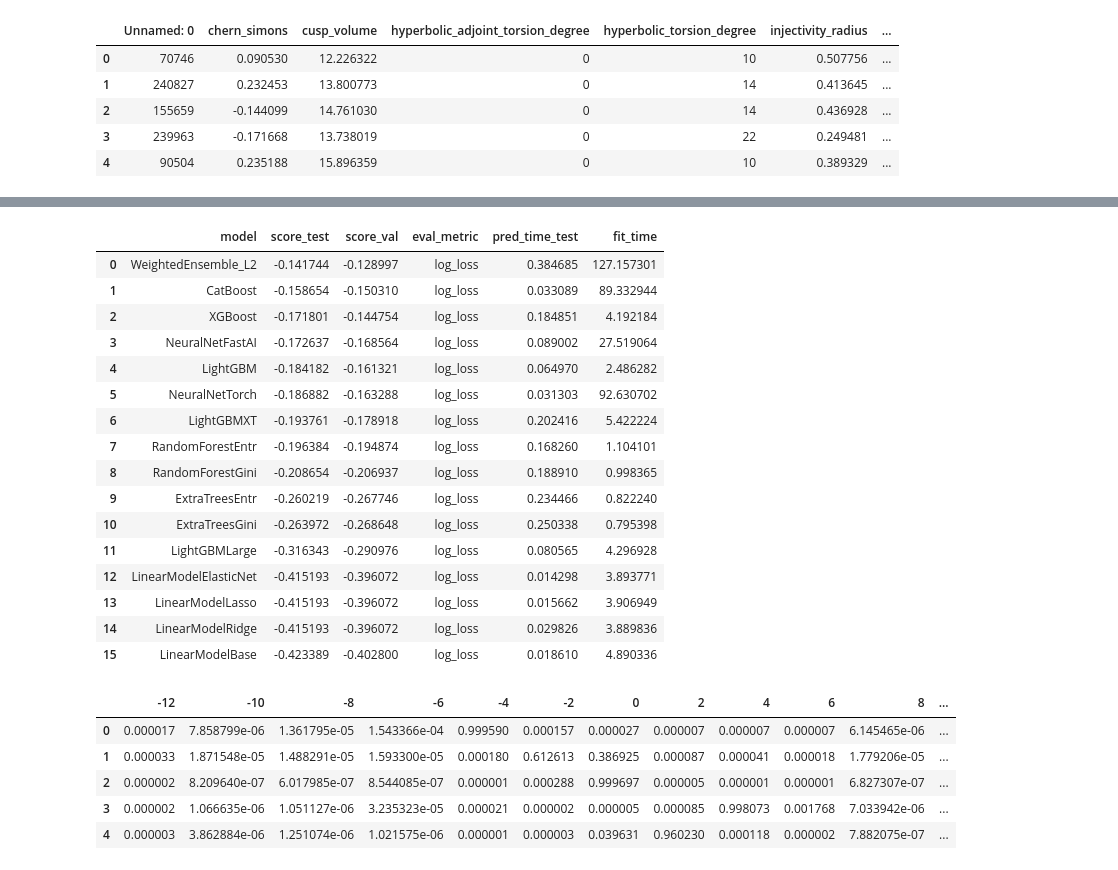
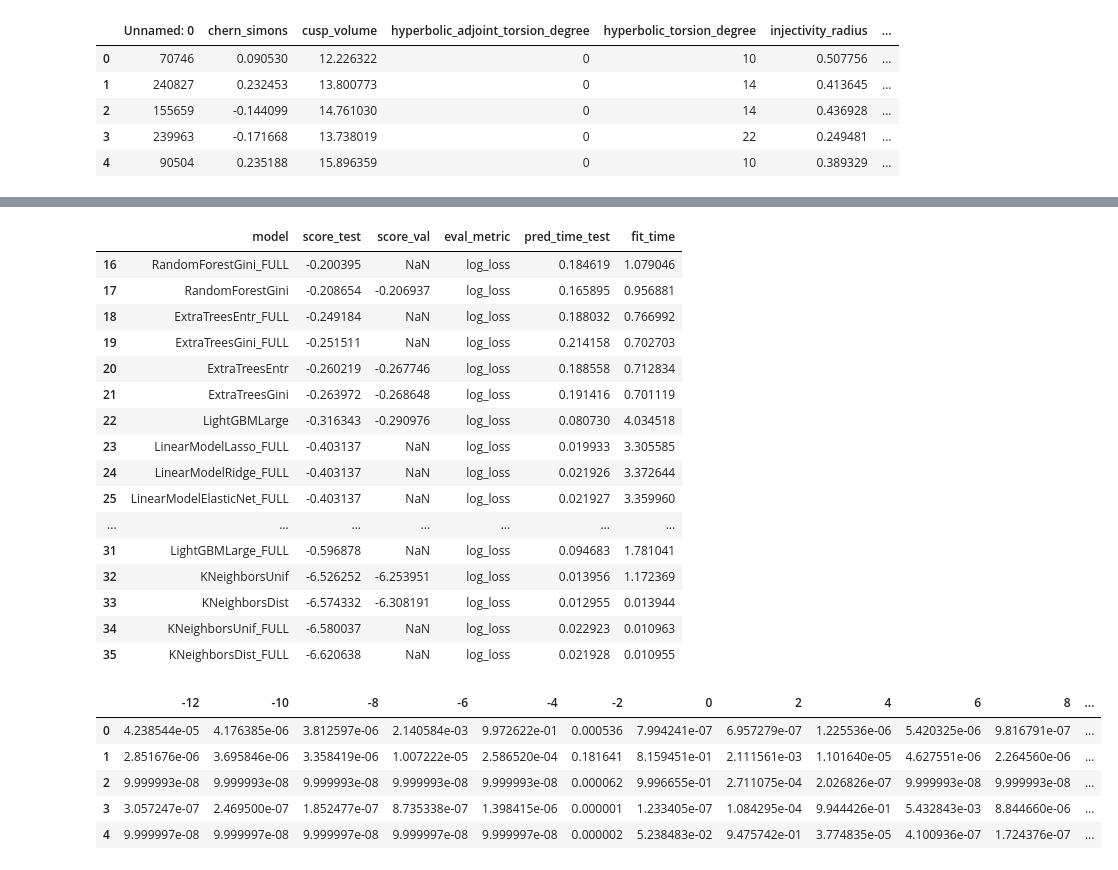
Before and after one commit to crossxwill/autogluon-tutorial, a Jupyter notebook: quickstart.ipynb, the cells around one changed output, grey strips where cells are left out. Cells and saved outputs as stored; diff of their text form; code cells hidden in the pictures.

Commit message:
refit model with full training data; use CatBoost as final model

```diff
--- a/quickstart.ipynb
+++ b/quickstart.ipynb
@@ -10,6 +10,7 @@ from sklearnex import patch_sklearn
 patch_sklearn()
 
 label = 'signature'
+time_limit = 3600 # seconds (1 hour)
 
 data_url = 'https://raw.githubusercontent.com/mli/ag-docs/main/knot_theory/'
 
@@ -42,8 +43,9 @@ custom_hyperparameters['LR'] = [
     ]
 
 custom_preset = {'auto_stack': False, 'dynamic_stacking': False,
-                'hyperparameters':custom_hyperparameters, 'refit_full': False,
-                'set_best_to_refit_full': False, 'save_bag_folds': False}
+                'hyperparameters':custom_hyperparameters, 'refit_full': True,
+                'set_best_to_refit_full': True, 'save_bag_folds': False,
+                'time_limit': time_limit}
 # %%
 # %%
 
@@ -51,5 +53,5 @@ np.random.seed(2024)
 
 predictor = TabularPredictor(label=label, problem_type='multiclass', eval_metric='log_loss', log_to_file=True)
 
-predictor.fit(train_data, presets=custom_preset, excluded_model_types=['KNN'])
+predictor.fit(train_data, presets=custom_preset)
 # %% [output]
@@ -103,33 +105,33 @@ df_leaders.head(40)[metrics]
 df_leaders.tail(20)[metrics]
 # %% [output]
 |  | model | score_test | score_val | eval_metric | pred_time_test | fit_time |
-| 0 | WeightedEnsemble_L2 | -0.141744 | -0.128997 | log_loss | 0.384685 | 127.157301 |
-| 1 | CatBoost | -0.158654 | -0.150310 | log_loss | 0.033089 | 89.332944 |
-| 2 | XGBoost | -0.171801 | -0.144754 | log_loss | 0.184851 | 4.192184 |
-| 3 | NeuralNetFastAI | -0.172637 | -0.168564 | log_loss | 0.089002 | 27.519064 |
-| 4 | LightGBM | -0.184182 | -0.161321 | log_loss | 0.064970 | 2.486282 |
-| 5 | NeuralNetTorch | -0.186882 | -0.163288 | log_loss | 0.031303 | 92.630702 |
-| 6 | LightGBMXT | -0.193761 | -0.178918 | log_loss | 0.202416 | 5.422224 |
-| 7 | RandomForestEntr | -0.196384 | -0.194874 | log_loss | 0.168260 | 1.104101 |
-| 8 | RandomForestGini | -0.208654 | -0.206937 | log_loss | 0.188910 | 0.998365 |
-| 9 | ExtraTreesEntr | -0.260219 | -0.267746 | log_loss | 0.234466 | 0.822240 |
-| 10 | ExtraTreesGini | -0.263972 | -0.268648 | log_loss | 0.250338 | 0.795398 |
-| 11 | LightGBMLarge | -0.316343 | -0.290976 | log_loss | 0.080565 | 4.296928 |
-| 12 | LinearModelElasticNet | -0.415193 | -0.396072 | log_loss | 0.014298 | 3.893771 |
-| 13 | LinearModelLasso | -0.415193 | -0.396072 | log_loss | 0.015662 | 3.906949 |
-| 14 | LinearModelRidge | -0.415193 | -0.396072 | log_loss | 0.029826 | 3.889836 |
-| 15 | LinearModelBase | -0.423389 | -0.402800 | log_loss | 0.018610 | 4.890336 |
+| 16 | RandomForestGini_FULL | -0.200395 | NaN | log_loss | 0.184619 | 1.079046 |
+| 17 | RandomForestGini | -0.208654 | -0.206937 | log_loss | 0.165895 | 0.956881 |
+| 18 | ExtraTreesEntr_FULL | -0.249184 | NaN | log_loss | 0.188032 | 0.766992 |
+| 19 | ExtraTreesGini_FULL | -0.251511 | NaN | log_loss | 0.214158 | 0.702703 |
+| 20 | ExtraTreesEntr | -0.260219 | -0.267746 | log_loss | 0.188558 | 0.712834 |
+| 21 | ExtraTreesGini | -0.263972 | -0.268648 | log_loss | 0.191416 | 0.701119 |
+| 22 | LightGBMLarge | -0.316343 | -0.290976 | log_loss | 0.080730 | 4.034518 |
+| 23 | LinearModelLasso_FULL | -0.403137 | NaN | log_loss | 0.019933 | 3.305585 |
+| 24 | LinearModelRidge_FULL | -0.403137 | NaN | log_loss | 0.021926 | 3.372644 |
+| 25 | LinearModelElasticNet_FULL | -0.403137 | NaN | log_loss | 0.021927 | 3.359960 |
+| ... | ... | ... | ... | ... | ... | ... |
+| 31 | LightGBMLarge_FULL | -0.596878 | NaN | log_loss | 0.094683 | 1.781041 |
+| 32 | KNeighborsUnif | -6.526252 | -6.253951 | log_loss | 0.013956 | 1.172369 |
+| 33 | KNeighborsDist | -6.574332 | -6.308191 | log_loss | 0.012955 | 0.013944 |
+| 34 | KNeighborsUnif_FULL | -6.580037 | NaN | log_loss | 0.022923 | 0.010963 |
+| 35 | KNeighborsDist_FULL | -6.620638 | NaN | log_loss | 0.021928 | 0.010955 |
 # %%
 # %%
 
-y_pred = predictor.predict_proba(test_data.drop(columns=[label]))
+y_pred = predictor.predict_proba(test_data.drop(columns=[label]), model='CatBoost_FULL')
 y_pred.head()
 
 # predictor.evaluate(test_data, silent=True)
 # %% [output]
 |  | -12 | -10 | -8 | -6 | -4 | -2 | 0 | 2 | 4 | 6 | 8 | ... |
-| 0 | 0.000017 | 7.858799e-06 | 1.361795e-05 | 1.543366e-04 | 0.999590 | 0.000157 | 0.000027 | 0.000007 | 0.000007 | 0.000007 | 6.145465e-06 | ... |
-| 1 | 0.000033 | 1.871548e-05 | 1.488291e-05 | 1.593300e-05 | 0.000180 | 0.612613 | 0.386925 | 0.000087 | 0.000041 | 0.000018 | 1.779206e-05 | ... |
-| 2 | 0.000002 | 8.209640e-07 | 6.017985e-07 | 8.544085e-07 | 0.000001 | 0.000288 | 0.999697 | 0.000005 | 0.000001 | 0.000001 | 6.827307e-07 | ... |
-| 3 | 0.000002 | 1.066635e-06 | 1.051127e-06 | 3.235323e-05 | 0.000021 | 0.000002 | 0.000005 | 0.000085 | 0.998073 | 0.001768 | 7.033942e-06 | ... |
-| 4 | 0.000003 | 3.862884e-06 | 1.251074e-06 | 1.021575e-06 | 0.000001 | 0.000003 | 0.039631 | 0.960230 | 0.000118 | 0.000002 | 7.882075e-07 | ... |
+| 0 | 4.238544e-05 | 4.176385e-06 | 3.812597e-06 | 2.140584e-03 | 9.972622e-01 | 0.000536 | 7.994241e-07 | 6.957279e-07 | 1.225536e-06 | 5.420325e-06 | 9.816791e-07 | ... |
+| 1 | 2.851676e-06 | 3.695846e-06 | 3.358419e-06 | 1.007222e-05 | 2.586520e-04 | 0.181641 | 8.159451e-01 | 2.111561e-03 | 1.101640e-05 | 4.627551e-06 | 2.264560e-06 | ... |
+| 2 | 9.999993e-08 | 9.999993e-08 | 9.999993e-08 | 9.999993e-08 | 9.999993e-08 | 0.000062 | 9.996655e-01 | 2.711075e-04 | 2.026826e-07 | 9.999993e-08 | 9.999993e-08 | ... |
+| 3 | 3.057247e-07 | 2.469500e-07 | 1.852477e-07 | 8.735338e-07 | 1.398415e-06 | 0.000001 | 1.233405e-07 | 1.084295e-04 | 9.944426e-01 | 5.432843e-03 | 8.844660e-06 | ... |
+| 4 | 9.999997e-08 | 9.999997e-08 | 9.999997e-08 | 9.999997e-08 | 9.999997e-08 | 0.000002 | 5.238483e-02 | 9.475742e-01 | 3.774835e-05 | 4.100936e-07 | 1.724376e-07 | ... |
```
Also changed, not shown: parts of 3 cells of this notebook, 1 other file.
